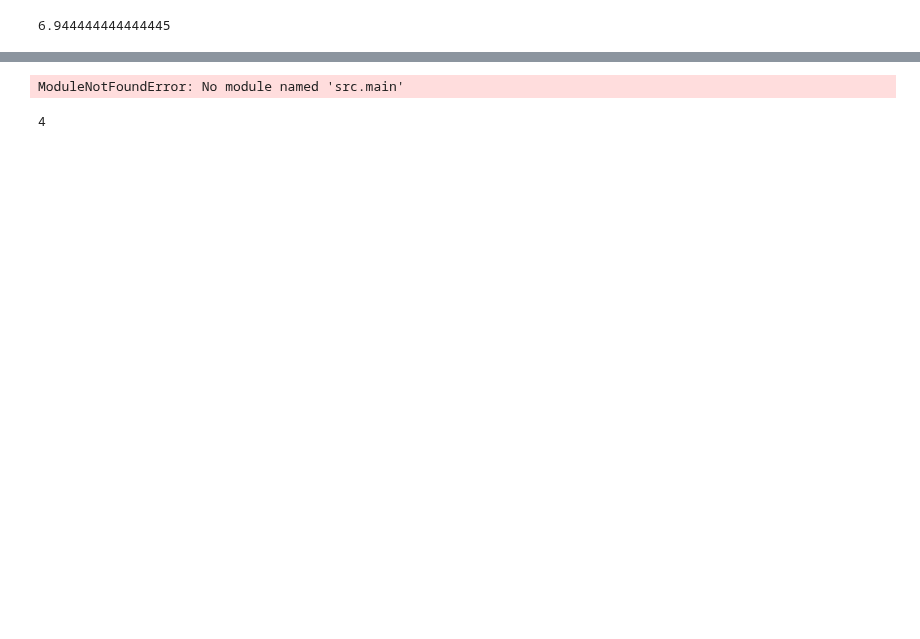
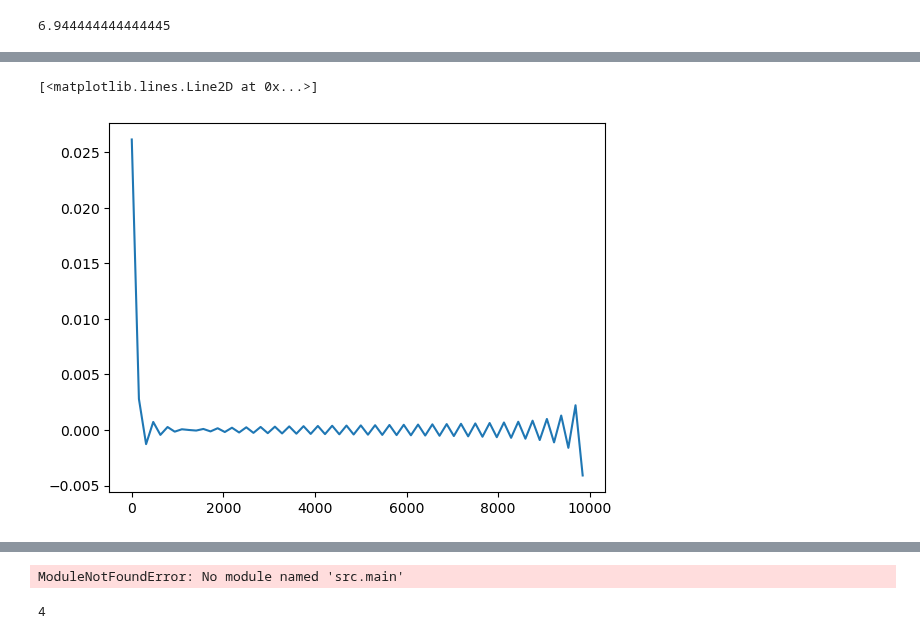
Before and after one commit to edge-ml/Dataset-store, a Jupyter notebook: test_binary.ipynb, the cells around one changed output, grey strips where cells are left out. Drawn from its saved outputs; the diff is of its cells as text; code cells hidden in the pictures; blank space fills up the shorter version.

```diff
--- a/test_binary.ipynb
+++ b/test_binary.ipynb
@@ -43,0 +46,9 @@ meta1 = {
+# %%
+from scipy.signal import resample
+
+[sin_new, t_new] = resample(sin_x, 64, t=time)
+
+plt.plot(t_new, sin_new)
+# %% [output]
+[<matplotlib.lines.Line2D at 0x...>]
+[figure, added]
```
Also changed, not shown: parts of 5 cells of this notebook, 5 other files.
